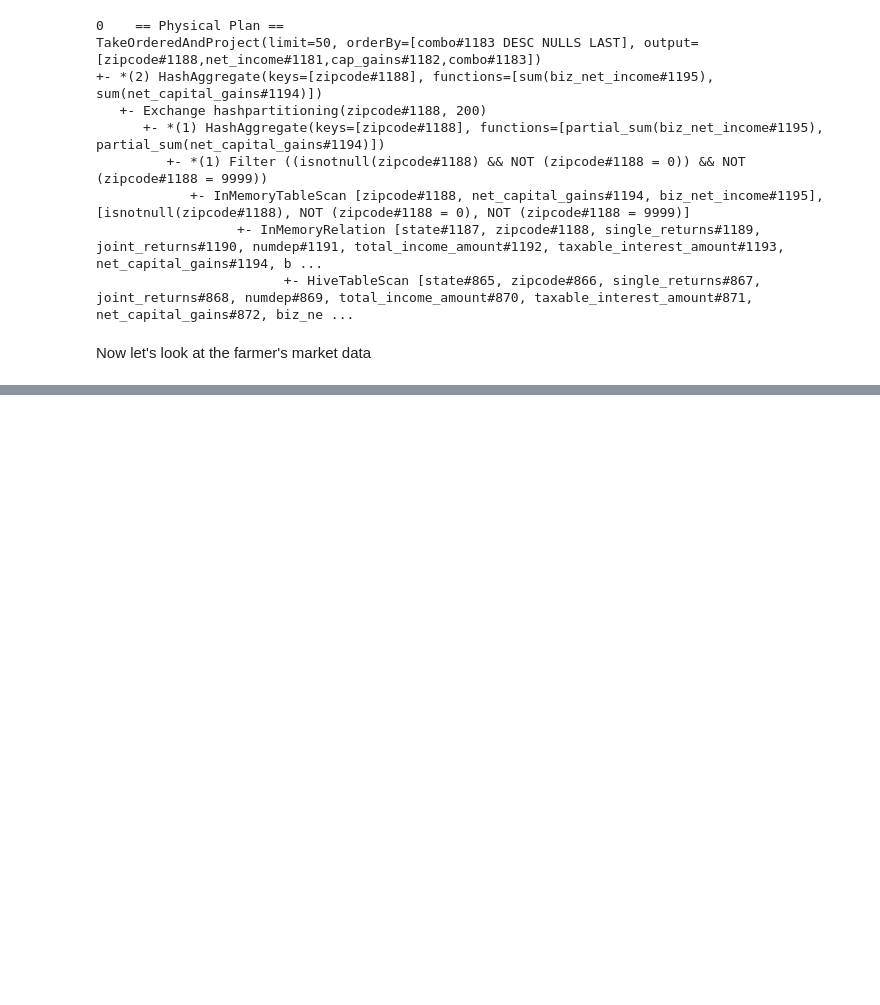
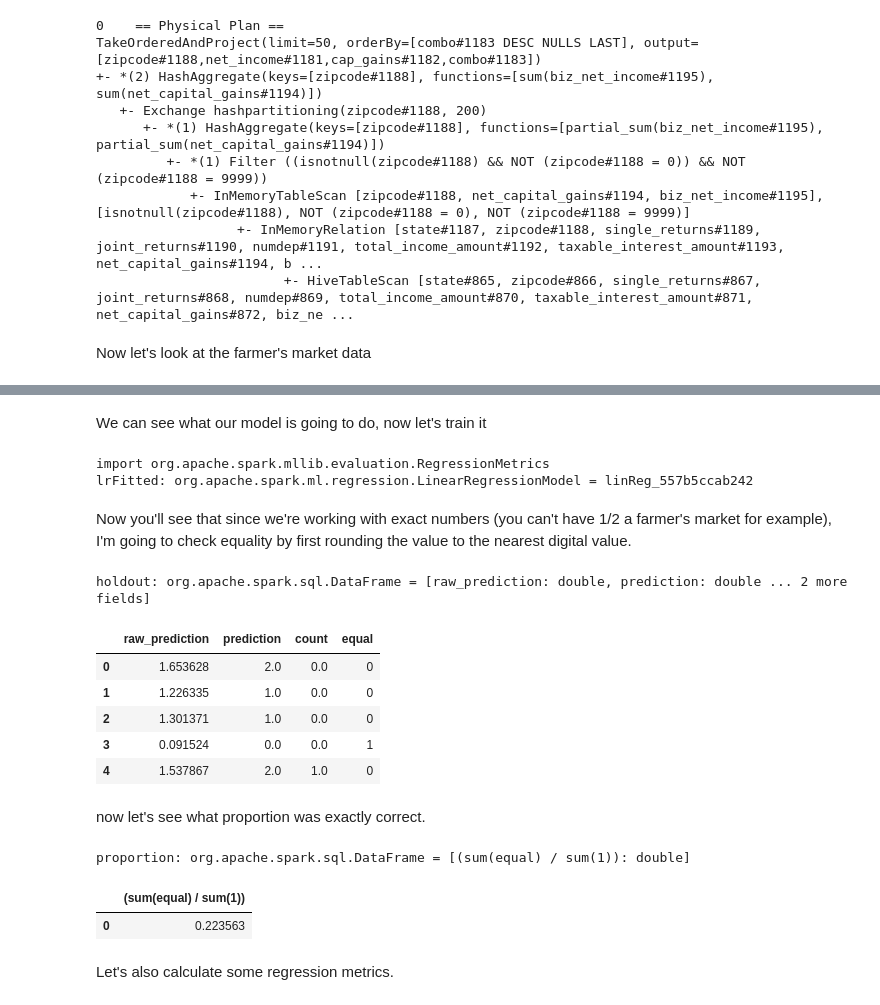
Before and after one commit to churtado/ai, a Jupyter notebook: churtado/databricks/Data Scientist.ipynb, the cells around one changed output, grey strips where cells are left out. Drawn from its saved outputs; the diff is of its cells as text; code cells hidden in the pictures; blank space fills up the shorter version.

```diff
--- a/churtado/databricks/Data Scientist.ipynb
+++ b/churtado/databricks/Data Scientist.ipynb
@@ -376,0 +536,46 @@ SELECT * FROM MARKETS
+# %% [markdown]
+We can see what our model is going to do, now let's train it
+# %%
+%%spark
+
+import org.apache.spark.mllib.evaluation.RegressionMetrics
+val lrFitted = lrModel.fit(training)
+# %% [output]
+import org.apache.spark.mllib.evaluation.RegressionMetrics
+lrFitted: org.apache.spark.ml.regression.LinearRegressionModel = linReg_557b5ccab242
+# %% [markdown]
+Now you'll see that since we're working with exact numbers (you can't have 1/2 a farmer's market for example), I'm going to check equality by first rounding the value to the nearest digital value.
+# %%
+%%spark
+val holdout = lrFitted.transform(test).selectExpr("prediction as raw_prediction", "double(round(prediction)) as prediction", "count", """CASE double(round(prediction)) = count WHEN true then 1 ELSE 0 END as equal""")
+
+holdout.createOrReplaceTempView("holdout")
+# %% [output]
+holdout: org.apache.spark.sql.DataFrame = [raw_prediction: double, prediction: double ... 2 more fields]
+# %%
+%%spark -c sql
+select * from holdout limit 5
+# %% [output]
+|  | raw_prediction | prediction | count | equal |
+| 0 | 1.653628 | 2.0 | 0.0 | 0 |
+| 1 | 1.226335 | 1.0 | 0.0 | 0 |
+| 2 | 1.301371 | 1.0 | 0.0 | 0 |
+| 3 | 0.091524 | 0.0 | 0.0 | 1 |
+| 4 | 1.537867 | 2.0 | 1.0 | 0 |
+# %% [markdown]
+now let's see what proportion was exactly correct.
+# %%
+%%spark
+val proportion = holdout.selectExpr("sum(equal)/sum(1)")
+
+proportion.createOrReplaceTempView("proportion")
+# %% [output]
+proportion: org.apache.spark.sql.DataFrame = [(sum(equal) / sum(1)): double]
+# %%
+%%spark -c sql
+select * from proportion limit 5
+# %% [output]
+|  | (sum(equal) / sum(1)) |
+| 0 | 0.223563 |
+# %% [markdown]
+Let's also calculate some regression metrics.
```
Also changed, not shown: parts of 30 cells of this notebook.
